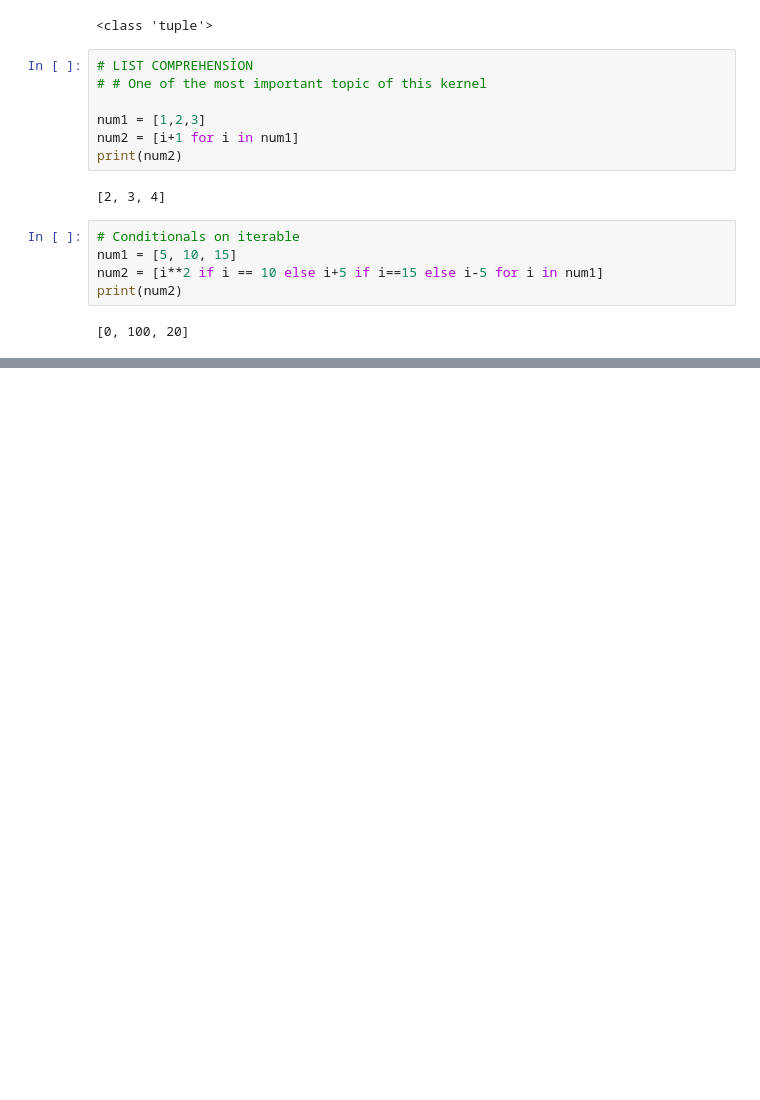
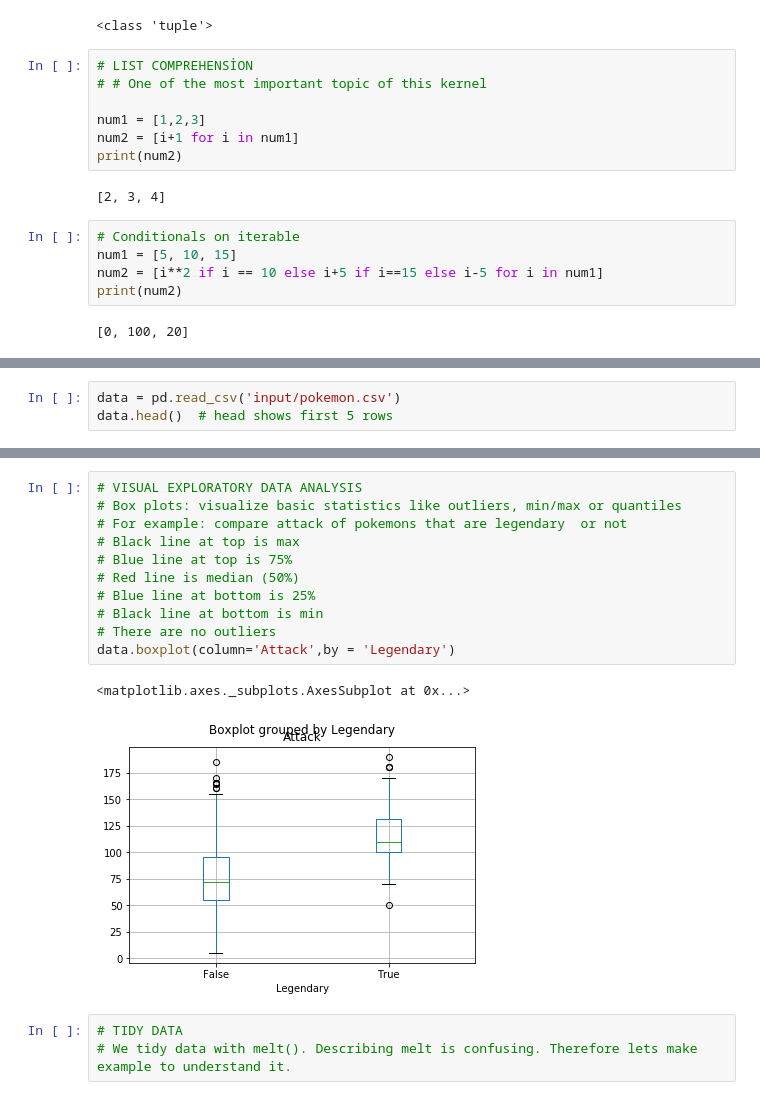
Before and after one commit to karannaik/Data-Science, a Jupyter notebook: Pokemon Weedles cave/Untitled.ipynb, the cells around one changed output, grey strips where cells are left out. Cells and saved outputs as stored; diff of their text form; blank space fills up the shorter version.

```diff
--- a/Pokemon Weedles cave/Untitled.ipynb
+++ b/Pokemon Weedles cave/Untitled.ipynb
@@ -531,0 +563,3 @@ print(num2)
+# %%
+data = pd.read_csv('input/pokemon.csv')
+data.head()  # head shows first 5 rows
@@ -531,0 +645,17 @@ print(num2)
+# %%
+# VISUAL EXPLORATORY DATA ANALYSIS
+# Box plots: visualize basic statistics like outliers, min/max or quantiles
+# For example: compare attack of pokemons that are legendary  or not
+# Black line at top is max
+# Blue line at top is 75%
+# Red line is median (50%)
+# Blue line at bottom is 25%
+# Black line at bottom is min
+# There are no outliers
+data.boxplot(column='Attack',by = 'Legendary')
+# %% [output]
+<matplotlib.axes._subplots.AxesSubplot at 0x...>
+[figure, added]
+# %%
+# TIDY DATA
+# We tidy data with melt(). Describing melt is confusing. Therefore lets make example to understand it.
```
Also changed, not shown: parts of 20 cells of this notebook.
